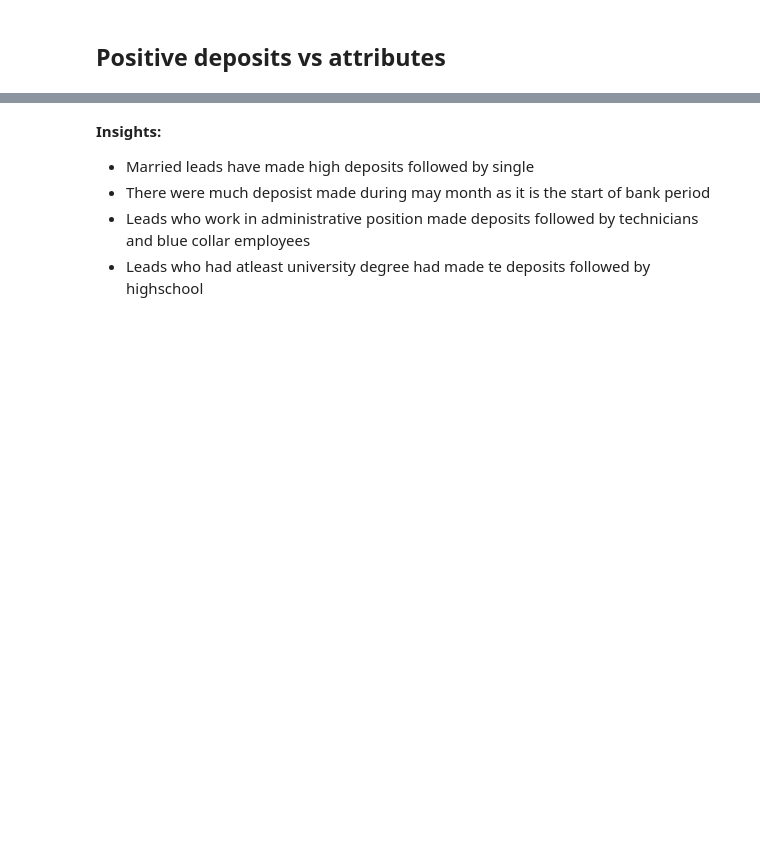
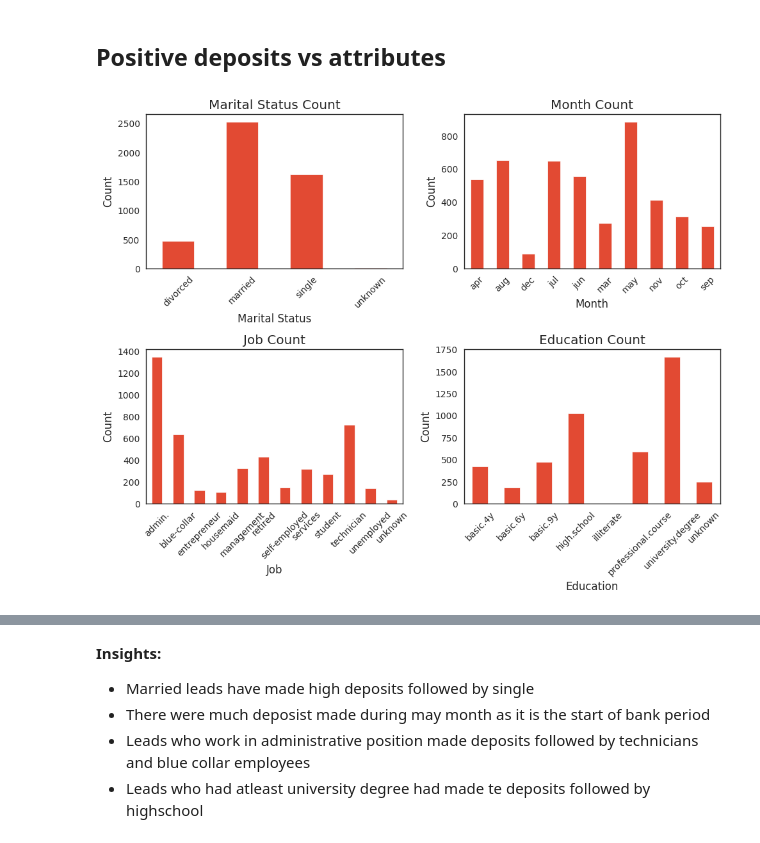
Before and after one commit to oluke/bank-marketing, a Jupyter notebook: code/code.ipynb, the cells around one changed output, grey strips where cells are left out. Drawn from its saved outputs; the diff is of its cells as text; code cells hidden in the pictures; blank space fills up the shorter version.

```diff
--- a/code/code.ipynb
+++ b/code/code.ipynb
@@ -373,6 +378,50 @@ sns.violinplot( y=bank_copy["marital"], x=bank_copy["cons.price.idx"] )
 # %% [markdown]
 <a id="subsection-thirteen"></a>
 ## Positive deposits vs attributes
+# %%
+bank_yes = bank_copy[bank_copy['y'] == 'yes']
+
+# Create cross-tabulations
+df1 = pd.crosstab(index=bank_yes["marital"], columns="count")
+df2 = pd.crosstab(index=bank_yes["month"], columns="count")
+df3 = pd.crosstab(index=bank_yes["job"], columns="count")
+df4 = pd.crosstab(index=bank_yes["education"], columns="count")
+
+# Create a figure with 2x2 subplots
+fig, axes = plt.subplots(nrows=2, ncols=2, figsize=(10, 8))
+
+# Plot each DataFrame in the corresponding subplot
+df1.plot.bar(ax=axes[0, 0], legend=False)
+df2.plot.bar(ax=axes[0, 1], legend=False)
+df3.plot.bar(ax=axes[1, 0], legend=False)
+df4.plot.bar(ax=axes[1, 1], legend=False)
+
+# Set titles and labels for each plot
+axes[0, 0].set_title('Marital Status Count')
+axes[0, 0].set_xlabel('Marital Status')
+axes[0, 0].set_ylabel('Count')
+
+axes[0, 1].set_title('Month Count')
+axes[0, 1].set_xlabel('Month')
+axes[0, 1].set_ylabel('Count')
+
+axes[1, 0].set_title('Job Count')
+axes[1, 0].set_xlabel('Job')
+axes[1, 0].set_ylabel('Count')
+
+axes[1, 1].set_title('Education Count')
+axes[1, 1].set_xlabel('Education')
+axes[1, 1].set_ylabel('Count')
+
+# Rotate x-axis labels to avoid overlap
+for ax in axes.flat:
+    for label in ax.get_xticklabels():
+        label.set_rotation(45)
+
+plt.tight_layout()
+plt.show()
+# %% [output]
+[figure, added]
 # %%
 bank_yes = bank_copy[bank_copy['y']=='yes']
 
```
Also changed, not shown: parts of 8 cells of this notebook.
